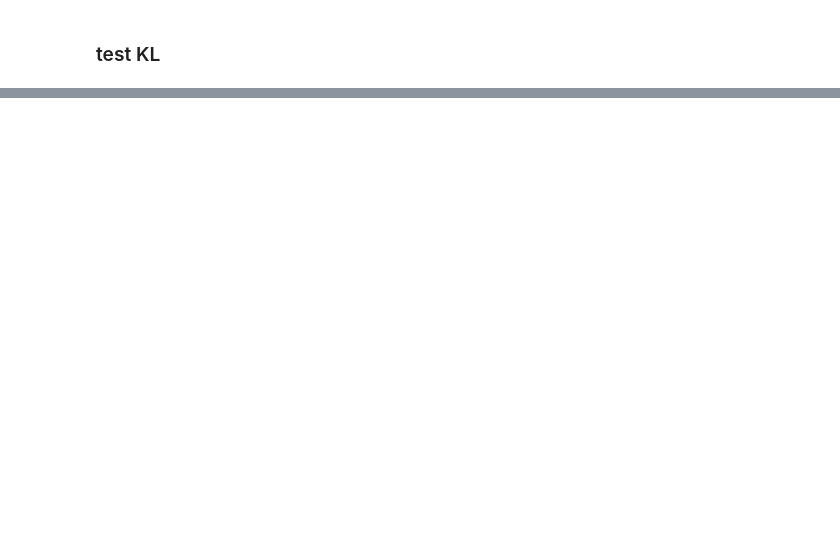
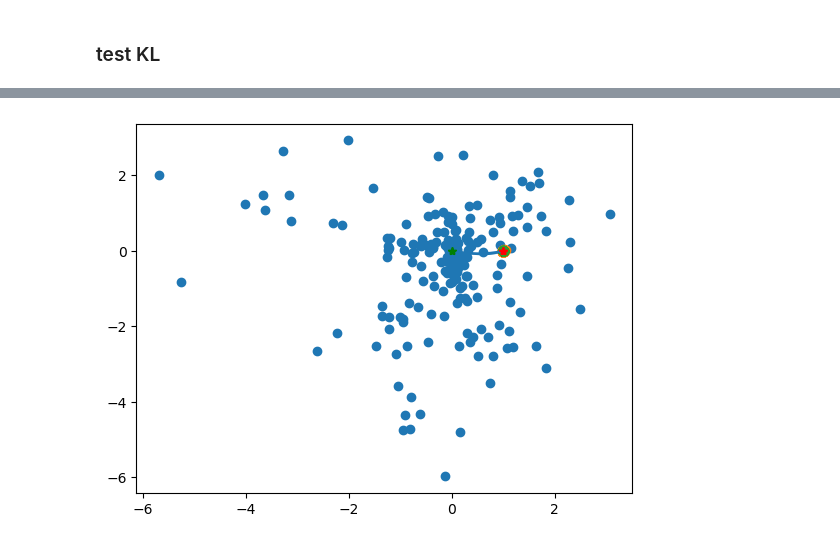
Before and after one commit to spewil/phd, a Jupyter notebook: analysis/notebooks/_modeling/rl_64D.ipynb, the cells around one changed output, grey strips where cells are left out. Saved outputs shown, nothing was run; the diff lists cells and outputs as text; code cells hidden in the pictures; blank space fills up the shorter version.

```diff
--- a/analysis/notebooks/_modeling/rl_64D.ipynb
+++ b/analysis/notebooks/_modeling/rl_64D.ipynb
@@ -395,0 +460,42 @@ plt.gca().set_aspect("equal")
+# %%
+fig, big_ax = plt.subplots(1,1)
+plt.plot(target[0],target[1],"r*",label="Target Mean",zorder=100)
+key = jax.random.PRNGKey(10)
+
+for si, subject_idx in enumerate(subjects_to_plot):
+    decoder = subjects[subject_idx].decoder[-2:,:]
+    key, subkey = jax.random.split(key)
+    plot_samples(make_prior_dist(prior_params),200,"Mixture Prior",rng=subkey,decoder=decoder,alpha=0.1)
+    for target_idx in targets_to_plot:
+        target = collection.compute_target_vec_from_number(target_idx+1)
+        for prior_match in priors_to_plot:
+            for i, kl_alpha in enumerate(kl_alphas_to_plot):
+                params_list = load_params(subject_idx,kl_alpha,target_idx,prior_match)
+                # loss_ax.plot(losses,"k-")
+                # loss_ax.set_title("Loss")
+
+                # reward_ax.plot(rewards,"k-")
+                # reward_ax.set_title("Reward")
+
+                # KL_ax.plot(divergences,"k-")
+                # KL_ax.set_title("KL")
+
+                # key, subkey = jax.random.split(key)
+                # plot_samples(make_starting_dist(params_list[0]),1000,"Starting",rng=subkey,decoder=decoder)
+
+                key, subkey = jax.random.split(key)
+                fitted_dist = distrax.MultivariateNormalTri(
+                    loc=params_list[-1]['locs'][0],
+                    scale_tri=params_list[-1]['scales'][0],
+                    )
+                plot_samples(fitted_dist,200,"Fit",subkey,decoder=decoder)
+
+                means = params_to_means(params_list)
+                means = decode_means(means,decoder)
+                big_ax.plot(means[:,0,0], means[:,0,1],"-",color=colors[si])
+                big_ax.plot(target[0],target[1],"r*")
+                big_ax.plot(means[0][0][0],means[0][0][1],"g*")
+
+    # big_ax.legend()
+# %% [output]
+[figure, added]
```
Also changed, not shown: parts of 30 cells of this notebook, 11 other files.
